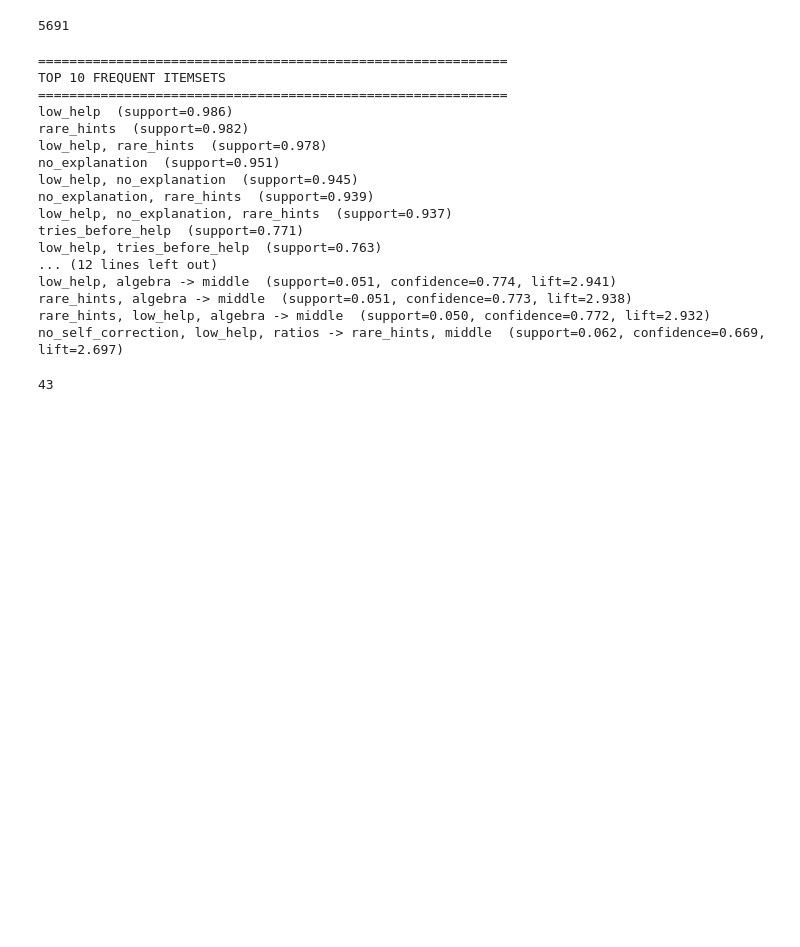
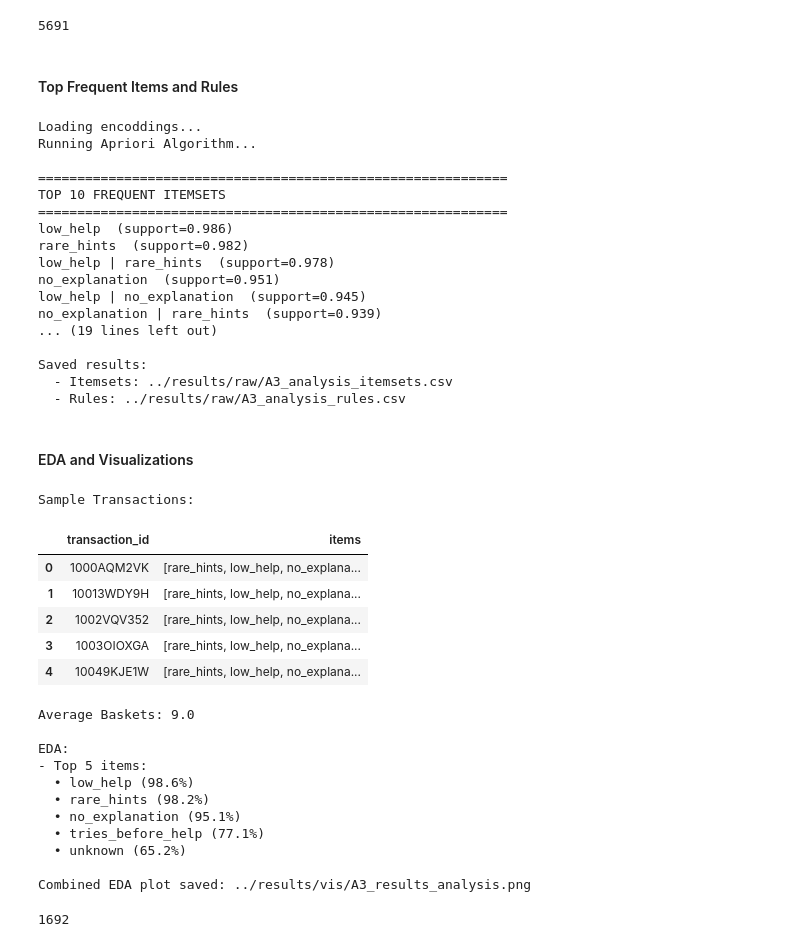
Before and after one commit to caineirb/CSC172-AssociationMining-Bautista, a Jupyter notebook: notebooks/asm_apriori.ipynb, the cells around one changed output. Cells and saved outputs as stored; diff of their text form; code cells hidden in the pictures; blank space fills up the shorter version.

Commit message:
Done notebook and analysis

```diff
--- a/notebooks/asm_apriori.ipynb
+++ b/notebooks/asm_apriori.ipynb
@@ -1779,33 +1655,72 @@ gc.collect()
 | 205692 | False | True | False | False | False | False | False | ... |
 205693 rows × 27 columns
 5691
+# %% [markdown]
+#### Top Frequent Items and Rules
 # %%
+print("Loading encoddings...")
 encoded_df = load_dataframe('help_patterns_encoded')
-freq_items1, rules1 = run_apriori(encoded_df)
+print("Running Apriori Algorithm...")
+freq_items3, rules3 = run_apriori(encoded_df)
+del encoded_df
+gc.collect()
+
 print_top_association_results(
-    freq_items1,
-    rules1,
-    config=AnalysisConfig
+    frequent_itemsets=freq_items3,
+    rules = rules3,
+    config=AnalysisConfig,
+    base_filename="A3_analysis"
 )
-
-del encoded_df, freq_items1, rules1
-gc.collect()
 # %% [output]
+Loading encoddings...
+Running Apriori Algorithm...
+
 ============================================================
 TOP 10 FREQUENT ITEMSETS
 ============================================================
 low_help  (support=0.986)
 rare_hints  (support=0.982)
-low_help, rare_hints  (support=0.978)
+low_help | rare_hints  (support=0.978)
 no_explanation  (support=0.951)
-low_help, no_explanation  (support=0.945)
-no_explanation, rare_hints  (support=0.939)
-low_help, no_explanation, rare_hints  (support=0.937)
-tries_before_help  (support=0.771)
-low_help, tries_before_help  (support=0.763)
-... (12 lines left out)
-low_help, algebra -> middle  (support=0.051, confidence=0.774, lift=2.941)
-rare_hints, algebra -> middle  (support=0.051, confidence=0.773, lift=2.938)
-rare_hints, low_help, algebra -> middle  (support=0.050, confidence=0.772, lift=2.932)
-no_self_correction, low_help, ratios -> rare_hints, middle  (support=0.062, confidence=0.669, lift=2.697)
+low_help | no_explanation  (support=0.945)
+no_explanation | rare_hints  (support=0.939)
+... (19 lines left out)
+
+Saved results:
+  - Itemsets: ../results/raw/A3_analysis_itemsets.csv
+  - Rules: ../results/raw/A3_analysis_rules.csv
-43
+# %% [markdown]
+#### EDA and Visualizations
+# %%
+transactions_df = load_dataframe("help_patterns_transactions")
+
+basket_summary(
+    transactions_df,
+    rules_df=rules3,
+    top_n=5,
+    output_dir=ProcessingConfig.results_vis_dir,
+    plot_filename="A3_results_analysis.png"
+)
+
+del transactions_df, freq_items3, rules3
+gc.collect()
+# %% [output]
+Sample Transactions:
+|  | transaction_id | items |
+| 0 | 1000AQM2VK | [rare_hints, low_help, no_explana... |
+| 1 | 10013WDY9H | [rare_hints, low_help, no_explana... |
+| 2 | 1002VQV352 | [rare_hints, low_help, no_explana... |
+| 3 | 1003OIOXGA | [rare_hints, low_help, no_explana... |
+| 4 | 10049KJE1W | [rare_hints, low_help, no_explana... |
+Average Baskets: 9.0
+
+EDA:
+- Top 5 items:
+  • low_help (98.6%)
+  • rare_hints (98.2%)
+  • no_explanation (95.1%)
+  • tries_before_help (77.1%)
+  • unknown (65.2%)
+
+Combined EDA plot saved: ../results/vis/A3_results_analysis.png
+1692
```
Also changed, not shown: parts of 34 cells of this notebook, 12 other files.
